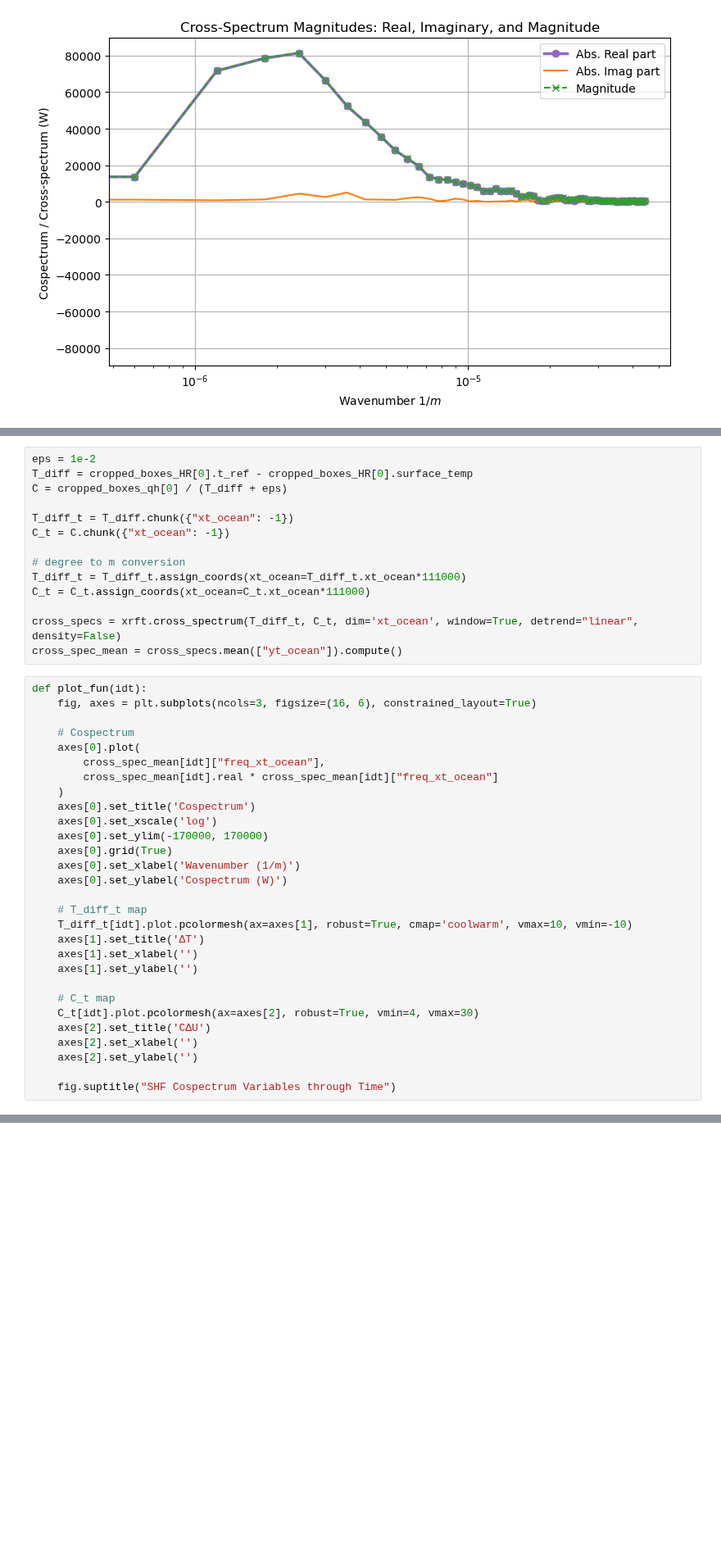
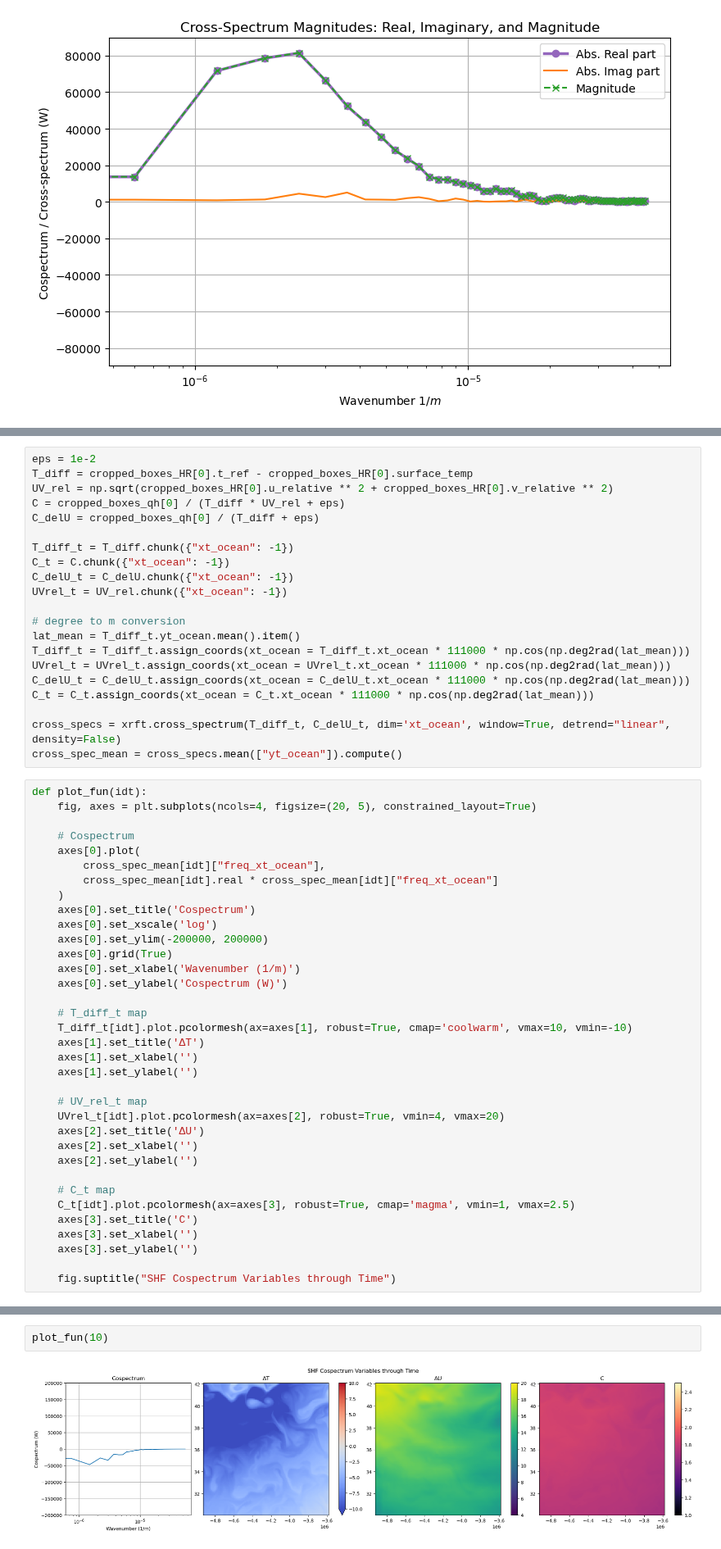
Before and after one commit to ocean-transport/air-sea-ML, a Jupyter notebook: cross_spectrum_figGen.ipynb, the cells around one changed output, grey strips where cells are left out. Shown at 82% size. Saved outputs shown, nothing was run; the diff lists cells and outputs as text; blank space fills up the shorter version.

```diff
--- a/cross_spectrum_figGen.ipynb
+++ b/cross_spectrum_figGen.ipynb
@@ -1216,20 +1236,27 @@ plt.show()
 # %%
 eps = 1e-2
 T_diff = cropped_boxes_HR[0].t_ref - cropped_boxes_HR[0].surface_temp
-C = cropped_boxes_qh[0] / (T_diff + eps)
+UV_rel = np.sqrt(cropped_boxes_HR[0].u_relative ** 2 + cropped_boxes_HR[0].v_relative ** 2)
+C = cropped_boxes_qh[0] / (T_diff * UV_rel + eps)
+C_delU = cropped_boxes_qh[0] / (T_diff + eps)
 
 T_diff_t = T_diff.chunk({"xt_ocean": -1})
 C_t = C.chunk({"xt_ocean": -1})
+C_delU_t = C_delU.chunk({"xt_ocean": -1})
+UVrel_t = UV_rel.chunk({"xt_ocean": -1})
 
 # degree to m conversion
-T_diff_t = T_diff_t.assign_coords(xt_ocean=T_diff_t.xt_ocean*111000)
-C_t = C_t.assign_coords(xt_ocean=C_t.xt_ocean*111000)
+lat_mean = T_diff_t.yt_ocean.mean().item()
+T_diff_t = T_diff_t.assign_coords(xt_ocean = T_diff_t.xt_ocean * 111000 * np.cos(np.deg2rad(lat_mean)))
+UVrel_t = UVrel_t.assign_coords(xt_ocean = UVrel_t.xt_ocean * 111000 * np.cos(np.deg2rad(lat_mean)))
+C_delU_t = C_delU_t.assign_coords(xt_ocean = C_delU_t.xt_ocean * 111000 * np.cos(np.deg2rad(lat_mean)))
+C_t = C_t.assign_coords(xt_ocean = C_t.xt_ocean * 111000 * np.cos(np.deg2rad(lat_mean)))
 
-cross_specs = xrft.cross_spectrum(T_diff_t, C_t, dim='xt_ocean', window=True, detrend="linear", density=False)
+cross_specs = xrft.cross_spectrum(T_diff_t, C_delU_t, dim='xt_ocean', window=True, detrend="linear", density=False)
 cross_spec_mean = cross_specs.mean(["yt_ocean"]).compute()
 # %%
 def plot_fun(idt):
-    fig, axes = plt.subplots(ncols=3, figsize=(16, 6), constrained_layout=True)
+    fig, axes = plt.subplots(ncols=4, figsize=(20, 5), constrained_layout=True)
 
     # Cospectrum
     axes[0].plot(
@@ -1238,7 +1265,7 @@ def plot_fun(idt):
     )
     axes[0].set_title('Cospectrum')
     axes[0].set_xscale('log')
-    axes[0].set_ylim(-170000, 170000)
+    axes[0].set_ylim(-200000, 200000)
     axes[0].grid(True)
     axes[0].set_xlabel('Wavenumber (1/m)')
     axes[0].set_ylabel('Cospectrum (W)')
@@ -1249,10 +1276,16 @@ def plot_fun(idt):
     axes[1].set_xlabel('')
     axes[1].set_ylabel('')
 
-    # C_t map
-    C_t[idt].plot.pcolormesh(ax=axes[2], robust=True, vmin=4, vmax=30)
-    axes[2].set_title('CΔU')
+    # UV_rel_t map
+    UVrel_t[idt].plot.pcolormesh(ax=axes[2], robust=True, vmin=4, vmax=20)
+    axes[2].set_title('ΔU')
     axes[2].set_xlabel('')
     axes[2].set_ylabel('')
 
+    # C_t map
+    C_t[idt].plot.pcolormesh(ax=axes[3], robust=True, cmap='magma', vmin=1, vmax=2.5)
+    axes[3].set_title('C')
+    axes[3].set_xlabel('')
+    axes[3].set_ylabel('')
+
     fig.suptitle("SHF Cospectrum Variables through Time")
@@ -1263,3 +1292,7 @@ plot_fun(49)
+# %%
+plot_fun(10)
+# %% [output]
+[figure, added]
 # %%
 # Specific for animation
 # Can be put in a separate script
```
Also changed, not shown: parts of 4 cells of this notebook, 1 other file.
